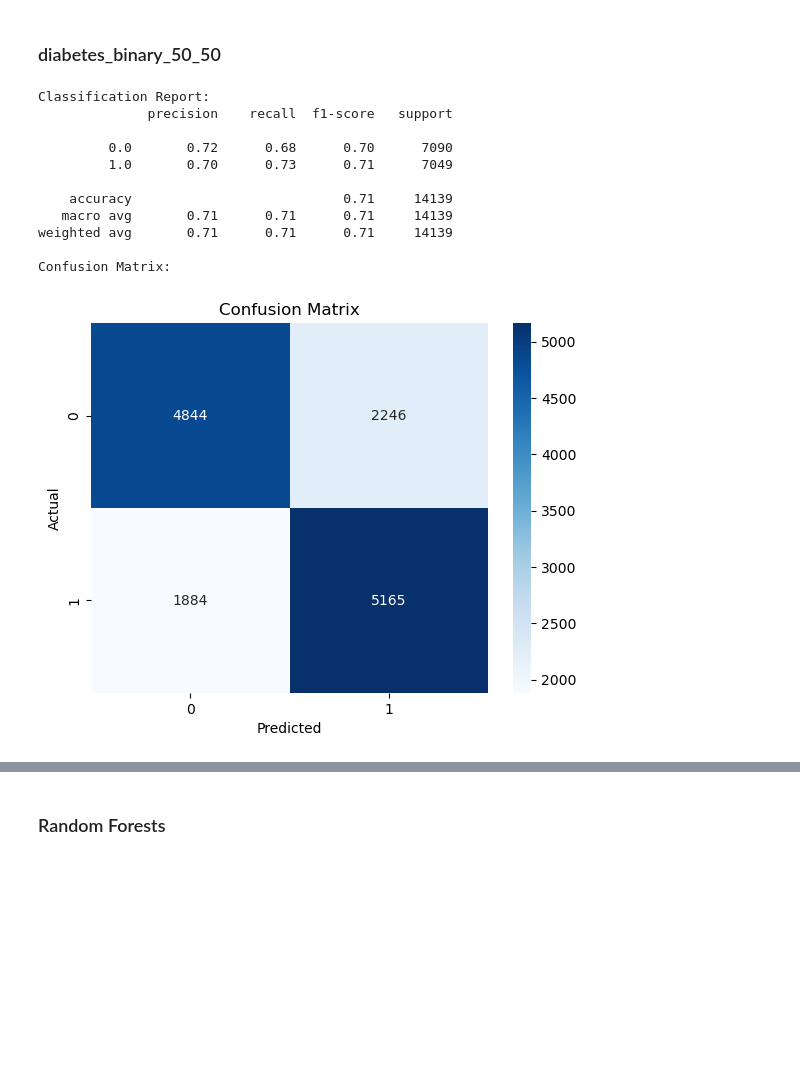
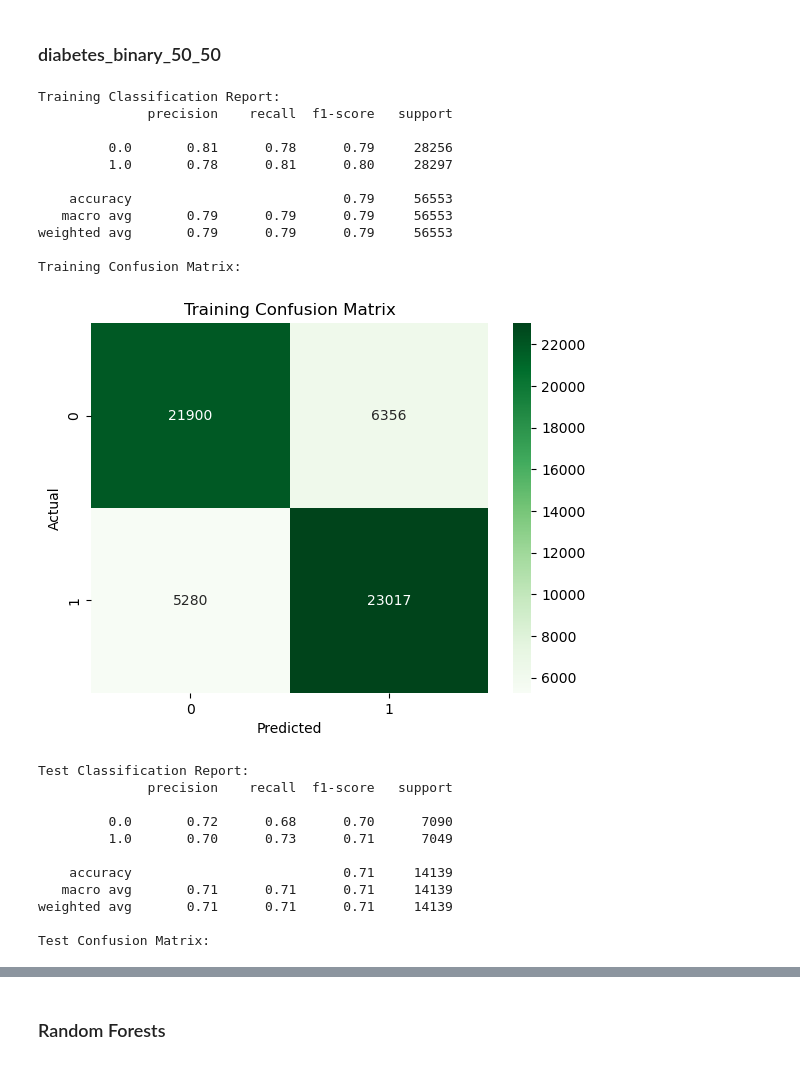
Before and after one commit to DataScience-DHBWKA/Gruppe3-DataExploration, a Jupyter notebook: data_exploration.ipynb, the cells around one changed output, grey strips where cells are left out. Saved outputs shown, nothing was run; the diff lists cells and outputs as text; code cells hidden in the pictures; blank space fills up the shorter version.

Commit message:
Modelling erweitert

```diff
--- a/data_exploration.ipynb
+++ b/data_exploration.ipynb
@@ -456,37 +535,52 @@ Confusion Matrix:
 # %% [markdown]
 ### diabetes_binary_50_50
 # %%
-# Initialize the KNN model
 knn_50_50 = KNeighborsClassifier(n_neighbors=5)
 
-# Train the model
 knn_50_50.fit(X_train_50_50, y_train_50_50)
 
-# Make predictions on the test set
 y_pred_knn_50_50 = knn_50_50.predict(X_test_50_50)
 
-# Evaluate the model
-# Display the classification report
-print("Classification Report:")
+print("Training Classification Report:")
+print(classification_report(y_train_50_50, knn_50_50.predict(X_train_50_50)))
+
+print("Training Confusion Matrix:")
+sns.heatmap(confusion_matrix(y_train_50_50, knn_50_50.predict(X_train_50_50)), annot=True, fmt='d', cmap='Greens')
+plt.xlabel('Predicted')
+plt.ylabel('Actual')
+plt.title('Training Confusion Matrix')
+plt.show()
+
+print("Test Classification Report:")
 print(classification_report(y_test_50_50, y_pred_knn_50_50))
 
-# Display the confusion matrix
-print("Confusion Matrix:")
+print("Test Confusion Matrix:")
 sns.heatmap(confusion_matrix(y_test_50_50, y_pred_knn_50_50), annot=True, fmt='d', cmap='Blues')
 plt.xlabel('Predicted')
 plt.ylabel('Actual')
-plt.title('Confusion Matrix')
+plt.title('Test Confusion Matrix')
 plt.show()
 # %% [output]
-Classification Report:
+Training Classification Report:
               precision    recall  f1-score   support
 
-         0.0       0.72      0.68      0.70      7090
-         1.0       0.70      0.73      0.71      7049
+         0.0       0.81      0.78      0.79     28256
+         1.0       0.78      0.81      0.80     28297
 
-    accuracy                           0.71     14139
-   macro avg       0.71      0.71      0.71     14139
-weighted avg       0.71      0.71      0.71     14139
+    accuracy                           0.79     56553
+   macro avg       0.79      0.79      0.79     56553
+weighted avg       0.79      0.79      0.79     56553
 
-Confusion Matrix:
+Training Confusion Matrix:
-[figure, old version]
+[figure, new version]
+Test Classification Report:
+              precision    recall  f1-score   support
+
+         0.0       0.72      0.68      0.70      7090
+         1.0       0.70      0.73      0.71      7049
+
+    accuracy                           0.71     14139
+   macro avg       0.71      0.71      0.71     14139
+weighted avg       0.71      0.71      0.71     14139
+
+Test Confusion Matrix:
```
Also changed, not shown: parts of 13 cells of this notebook.
